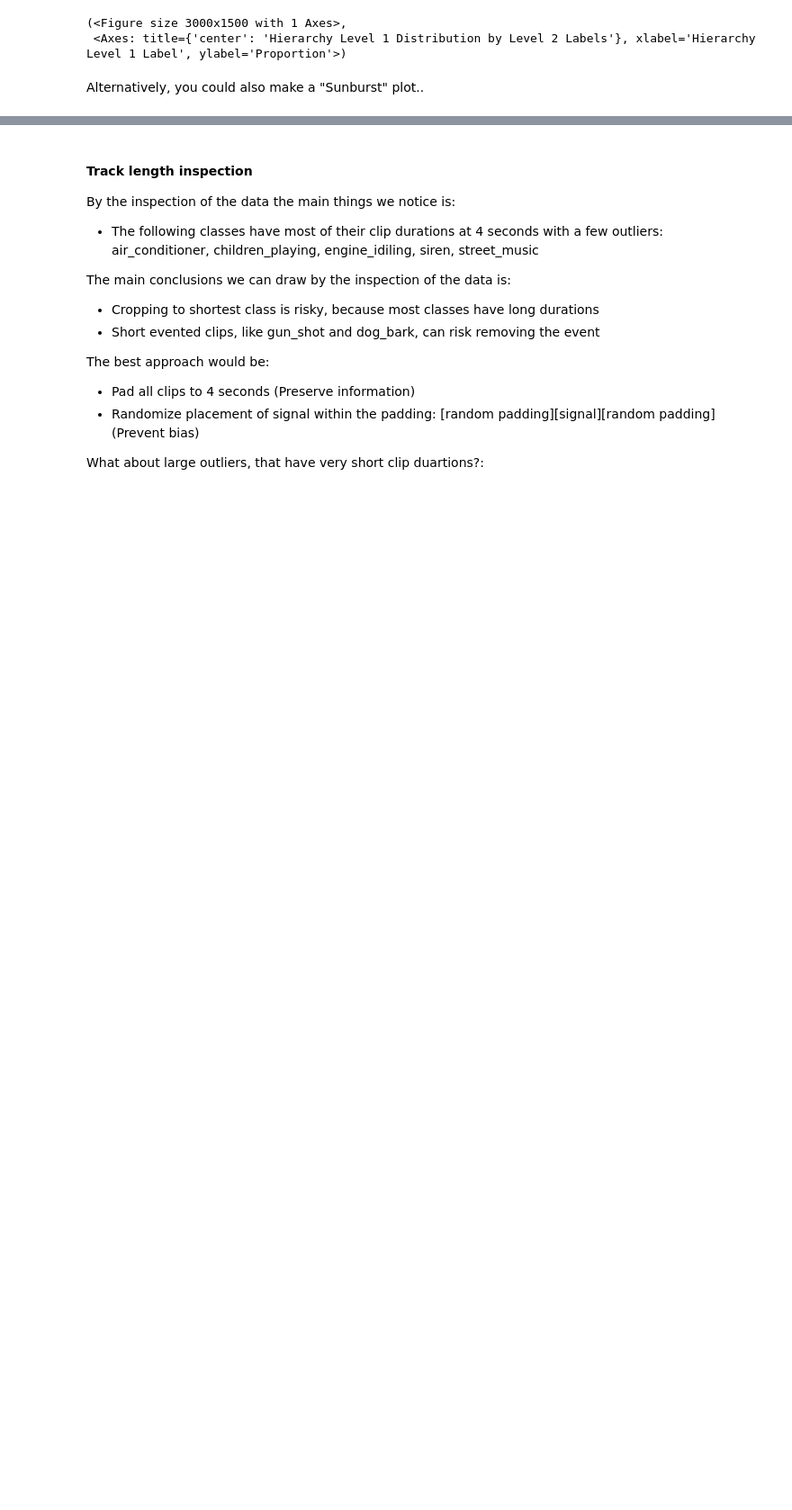
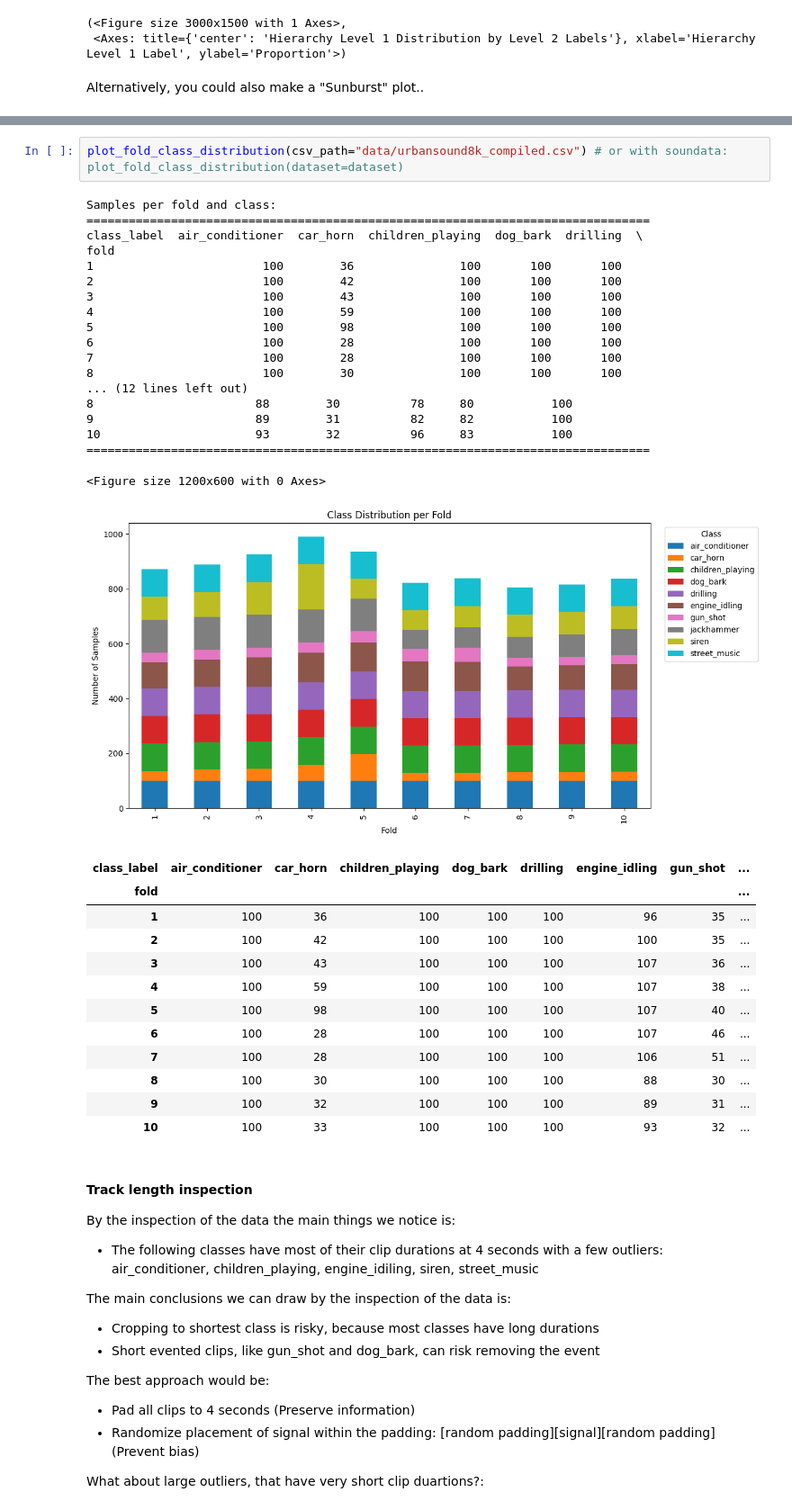
Before and after one commit to DasThug/Hierarchical-Audio-Classification-using-Deep-Learning, a Jupyter notebook: PipelineNotebook.ipynb, the cells around one changed output, grey strips where cells are left out. Shown at 90% size. Cells and saved outputs as stored; diff of their text form; blank space fills up the shorter version.

```diff
--- a/PipelineNotebook.ipynb
+++ b/PipelineNotebook.ipynb
@@ -563,3 +645,37 @@ Alternatively, you could also make a "Sunburst" plot..
+# %%
+plot_fold_class_distribution(csv_path="data/urbansound8k_compiled.csv") # or with soundata: plot_fold_class_distribution(dataset=dataset)
+# %% [output]
+Samples per fold and class:
+================================================================================
+class_label  air_conditioner  car_horn  children_playing  dog_bark  drilling  \
+fold
+1                        100        36               100       100       100
+2                        100        42               100       100       100
+3                        100        43               100       100       100
+4                        100        59               100       100       100
+5                        100        98               100       100       100
+6                        100        28               100       100       100
+7                        100        28               100       100       100
+8                        100        30               100       100       100
+... (12 lines left out)
+8                       88        30          78     80           100
+9                       89        31          82     82           100
+10                      93        32          96     83           100
+================================================================================
+<Figure size 1200x600 with 0 Axes>
+[figure, added]
+| class_label | air_conditioner | car_horn | children_playing | dog_bark | drilling | engine_idling | gun_shot | ... |
+| fold |  |  |  |  |  |  |  | ... |
+| 1 | 100 | 36 | 100 | 100 | 100 | 96 | 35 | ... |
+| 2 | 100 | 42 | 100 | 100 | 100 | 100 | 35 | ... |
+| 3 | 100 | 43 | 100 | 100 | 100 | 107 | 36 | ... |
+| 4 | 100 | 59 | 100 | 100 | 100 | 107 | 38 | ... |
+| 5 | 100 | 98 | 100 | 100 | 100 | 107 | 40 | ... |
+| 6 | 100 | 28 | 100 | 100 | 100 | 107 | 46 | ... |
+| 7 | 100 | 28 | 100 | 100 | 100 | 106 | 51 | ... |
+| 8 | 100 | 30 | 100 | 100 | 100 | 88 | 30 | ... |
+| 9 | 100 | 32 | 100 | 100 | 100 | 89 | 31 | ... |
+| 10 | 100 | 33 | 100 | 100 | 100 | 93 | 32 | ... |
 # %% [markdown]
 #### Track length inspection
 
```
Also changed, not shown: parts of 2 cells of this notebook, 6 other files.
